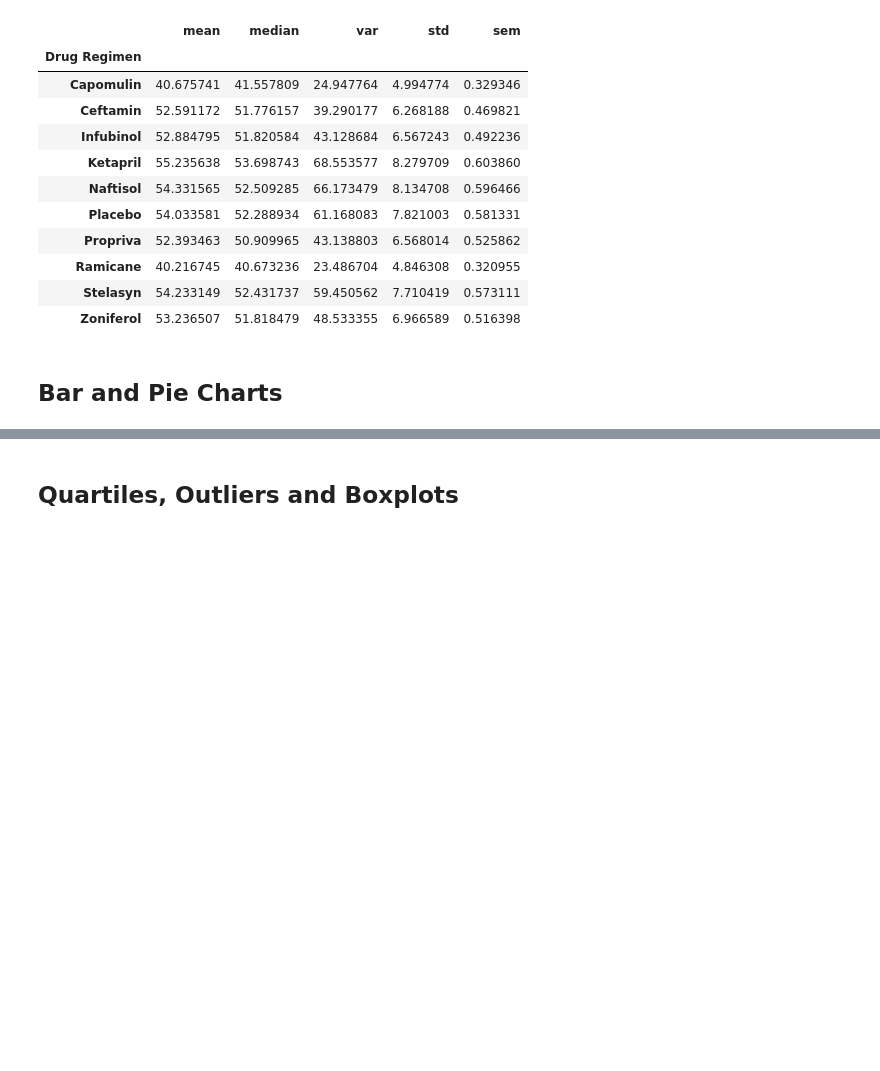
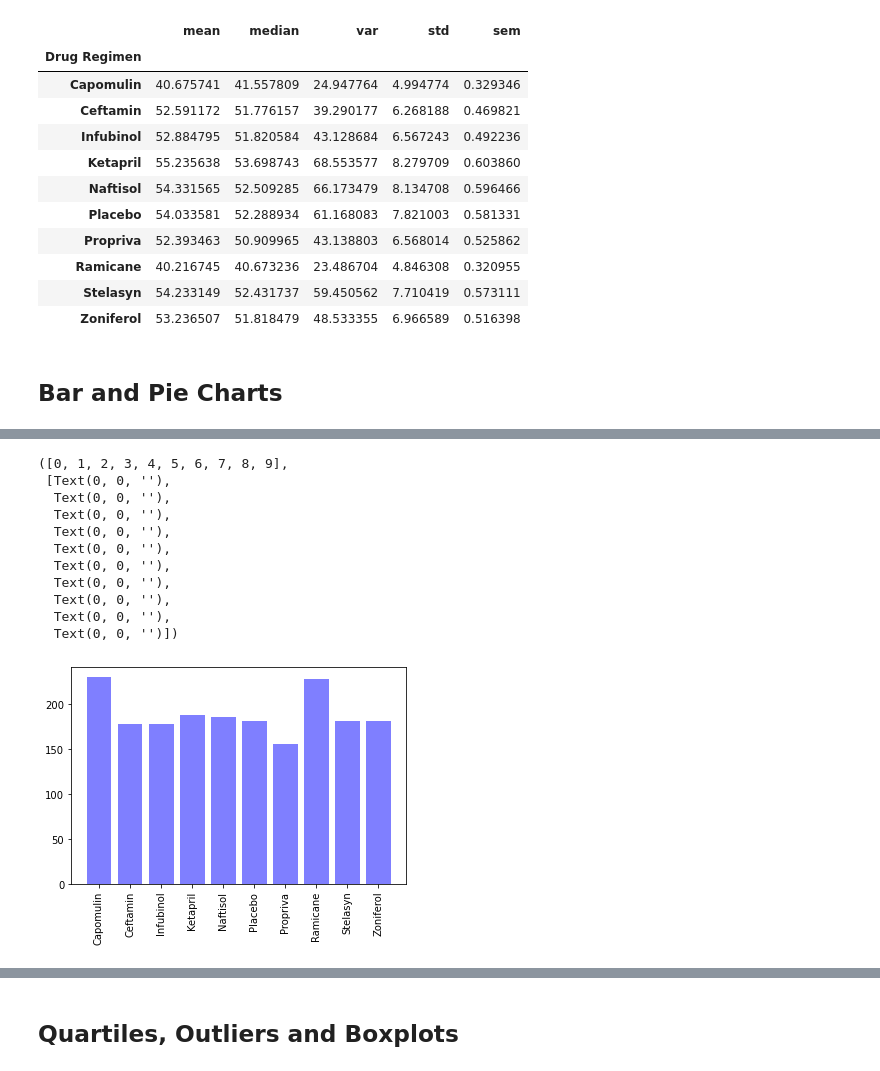
Before and after one commit to kasturiswapna/Matplotlib-challenge, a Jupyter notebook: Pymaceuticals/pymaceuticals_starter.ipynb, the cells around one changed output, grey strips where cells are left out. Saved outputs shown, nothing was run; the diff lists cells and outputs as text; code cells hidden in the pictures; blank space fills up the shorter version.

```diff
--- a/Pymaceuticals/pymaceuticals_starter.ipynb
+++ b/Pymaceuticals/pymaceuticals_starter.ipynb
@@ -118,4 +124,21 @@ reg_df['Tumor Volume (mm3)'].agg(['mean','median','var','std','sem'])
 # %%
 # Generate a bar plot showing the total number of measurements taken on each drug regimen using pyplot.
+bars_in_cities = reg_df['Timepoint'].count()
+x_axis = np.arange(len(bars_in_cities))
+plt.bar(bars_in_cities.keys(), reg_df['Drug Regimen'].count(), color='b', alpha=0.5, align="center")
+plt.xticks(rotation='vertical')
+# %% [output]
+([0, 1, 2, 3, 4, 5, 6, 7, 8, 9],
+ [Text(0, 0, ''),
+  Text(0, 0, ''),
+  Text(0, 0, ''),
+  Text(0, 0, ''),
+  Text(0, 0, ''),
+  Text(0, 0, ''),
+  Text(0, 0, ''),
+  Text(0, 0, ''),
+  Text(0, 0, ''),
+  Text(0, 0, '')])
+[figure, added]
 # %%
 # Generate a pie plot showing the distribution of female versus male mice using pandas
```
Also changed, not shown: parts of 4 cells of this notebook.
